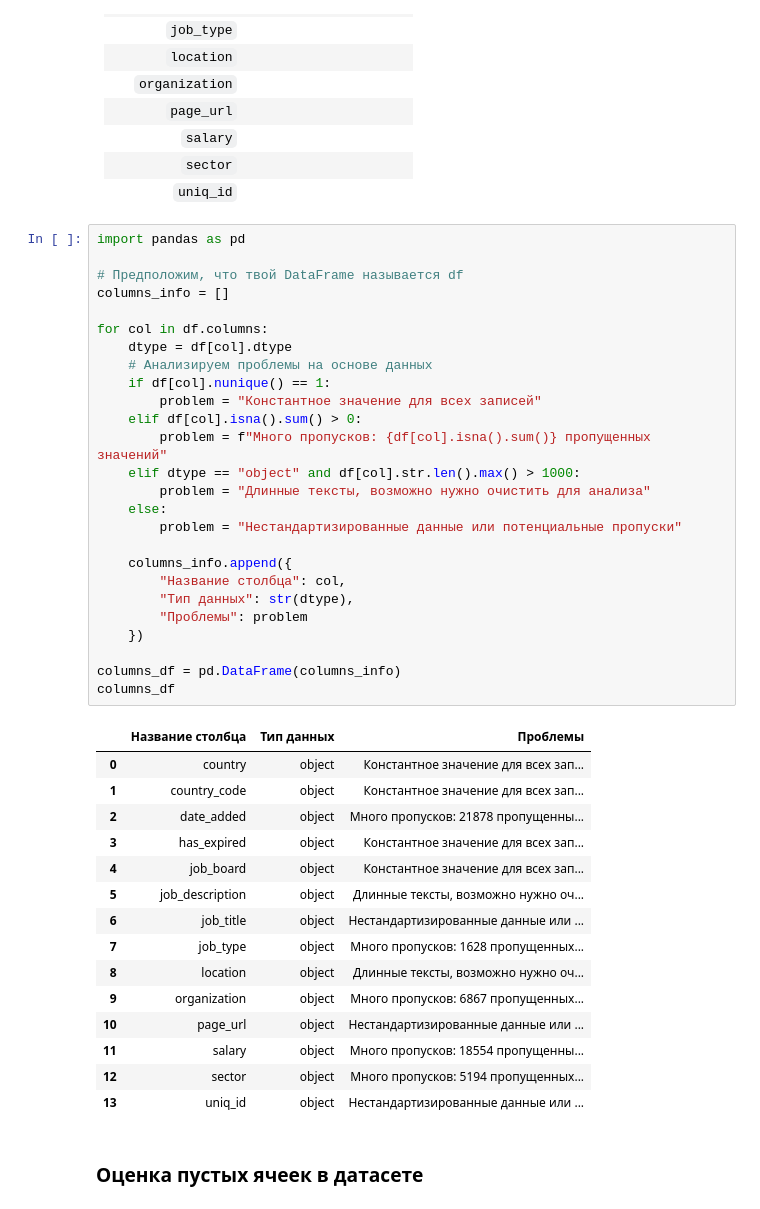
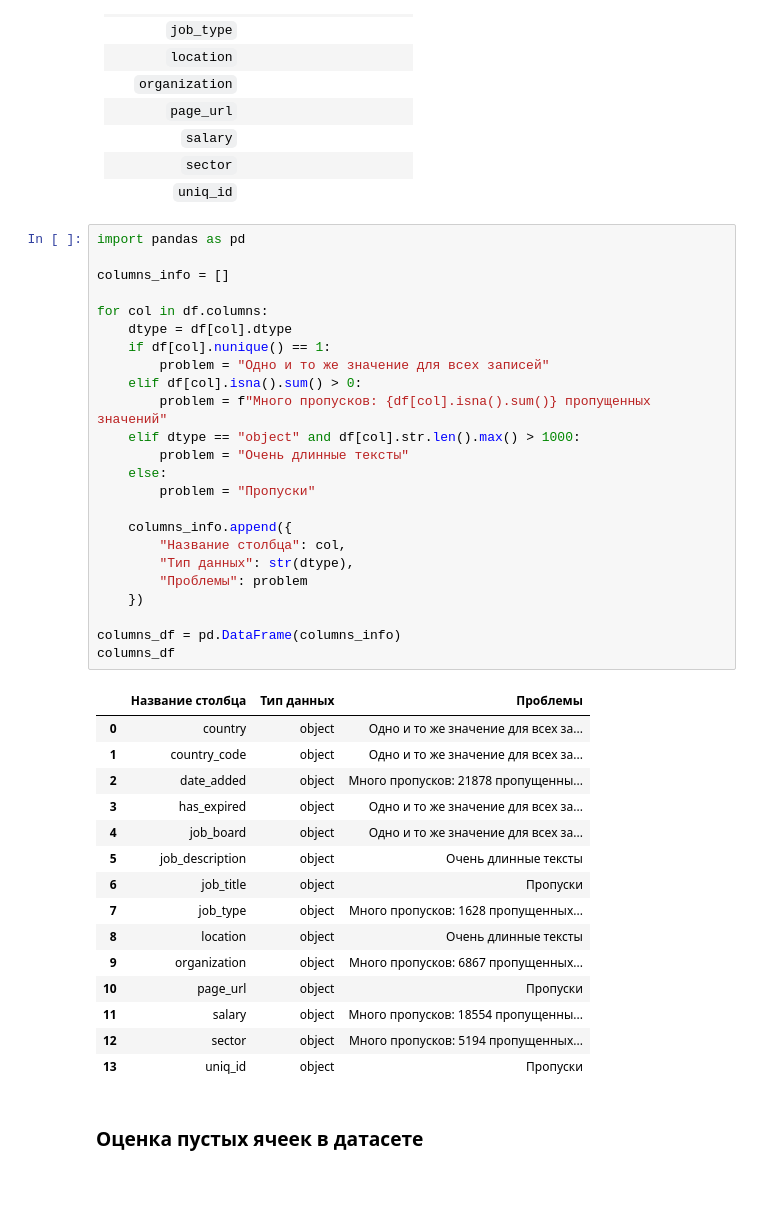
Before and after one commit to BahadirAhmedov/01-todo-list, a Jupyter notebook: labs/ЛР3_Обеспечение_качества_данных.ipynb, the cells around one changed output. Drawn from its saved outputs; the diff is of its cells as text.

```diff
--- a/labs/ЛР3_Обеспечение_качества_данных.ipynb
+++ b/labs/ЛР3_Обеспечение_качества_данных.ipynb
@@ -141,45 +141,43 @@ job_description и job_title — текстовые данные, пригодн
 # %%
 import pandas as pd
 
-# Предположим, что твой DataFrame называется df
 columns_info = []
 
 for col in df.columns:
     dtype = df[col].dtype
-    # Анализируем проблемы на основе данных
     if df[col].nunique() == 1:
-        problem = "Константное значение для всех записей"
+        problem = "Одно и то же значение для всех записей"
     elif df[col].isna().sum() > 0:
         problem = f"Много пропусков: {df[col].isna().sum()} пропущенных значений"
     elif dtype == "object" and df[col].str.len().max() > 1000:
-        problem = "Длинные тексты, возможно нужно очистить для анализа"
+        problem = "Очень длинные тексты"
     else:
-        problem = "Нестандартизированные данные или потенциальные пропуски"
+        problem = "Пропуски"
 
     columns_info.append({
         "Название столбца": col,
         "Тип данных": str(dtype),
         "Проблемы": problem
     })
 
 columns_df = pd.DataFrame(columns_info)
 columns_df
 # %% [output]
 |  | Название столбца | Тип данных | Проблемы |
-| 0 | country | object | Константное значение для всех зап... |
-| 1 | country_code | object | Константное значение для всех зап... |
+| 0 | country | object | Одно и то же значение для всех за... |
+| 1 | country_code | object | Одно и то же значение для всех за... |
 | 2 | date_added | object | Много пропусков: 21878 пропущенны... |
-| 3 | has_expired | object | Константное значение для всех зап... |
-| 4 | job_board | object | Константное значение для всех зап... |
-| 5 | job_description | object | Длинные тексты, возможно нужно оч... |
-| 6 | job_title | object | Нестандартизированные данные или ... |
+| 3 | has_expired | object | Одно и то же значение для всех за... |
+| 4 | job_board | object | Одно и то же значение для всех за... |
+| 5 | job_description | object | Очень длинные тексты |
+| 6 | job_title | object | Пропуски |
 | 7 | job_type | object | Много пропусков: 1628 пропущенных... |
-| 8 | location | object | Длинные тексты, возможно нужно оч... |
+| 8 | location | object | Очень длинные тексты |
 | 9 | organization | object | Много пропусков: 6867 пропущенных... |
-| 10 | page_url | object | Нестандартизированные данные или ... |
+| 10 | page_url | object | Пропуски |
 | 11 | salary | object | Много пропусков: 18554 пропущенны... |
 | 12 | sector | object | Много пропусков: 5194 пропущенных... |
-| 13 | uniq_id | object | Нестандартизированные данные или ... |
+| 13 | uniq_id | object | Пропуски |
 # %% [markdown]
 ### Оценка пустых ячеек в датасете
 # %% [markdown]
```
Also changed, not shown: parts of 5 cells of this notebook.
